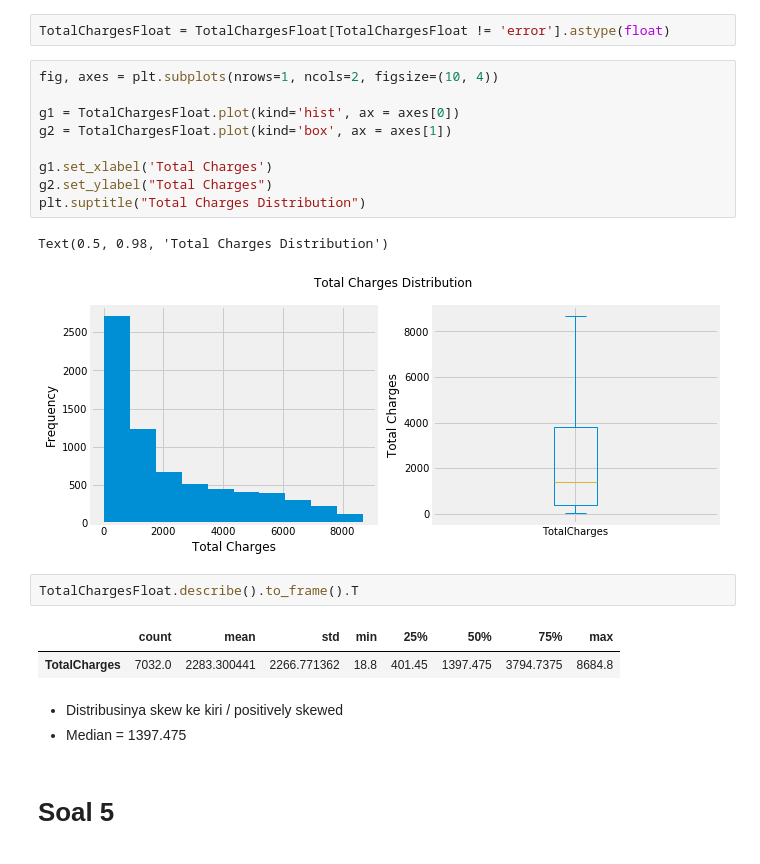
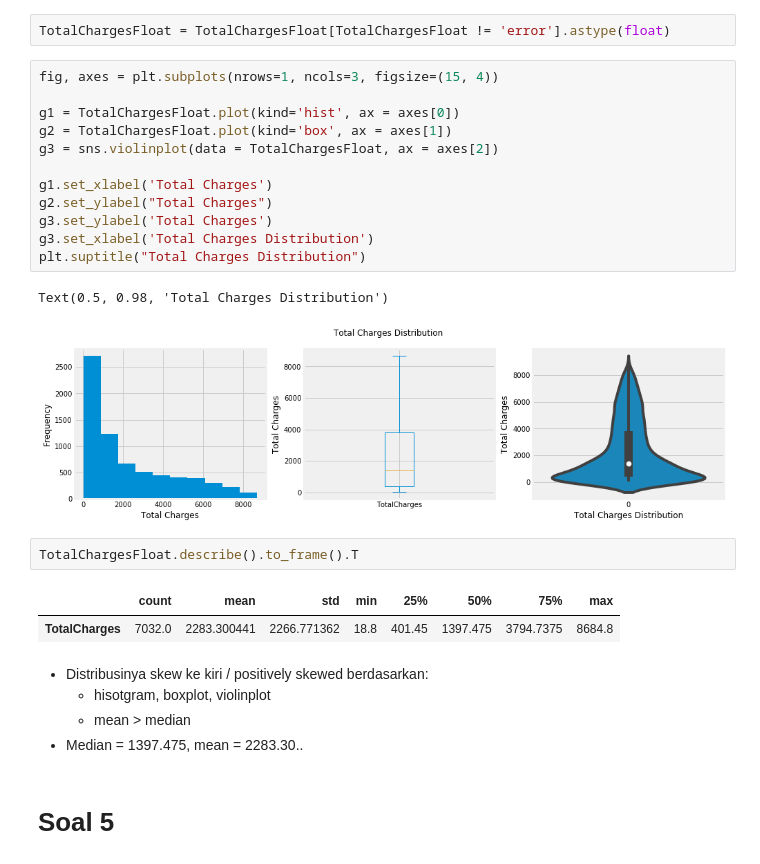
Before and after one commit to Alrafikri/rakamin, a Jupyter notebook: dataviz/homework.ipynb, the cells around one changed output. Saved outputs shown, nothing was run; the diff lists cells and outputs as text.

```diff
--- a/dataviz/homework.ipynb
+++ b/dataviz/homework.ipynb
@@ -168,25 +175,30 @@ Name: TotalCharges, dtype: object
 # %%
 TotalChargesFloat = TotalChargesFloat[TotalChargesFloat != 'error'].astype(float)
 # %%
-fig, axes = plt.subplots(nrows=1, ncols=2, figsize=(10, 4))
+fig, axes = plt.subplots(nrows=1, ncols=3, figsize=(15, 4))
 
 g1 = TotalChargesFloat.plot(kind='hist', ax = axes[0])
 g2 = TotalChargesFloat.plot(kind='box', ax = axes[1])
+g3 = sns.violinplot(data = TotalChargesFloat, ax = axes[2])
 
 g1.set_xlabel('Total Charges')
 g2.set_ylabel("Total Charges")
+g3.set_ylabel('Total Charges')
+g3.set_xlabel('Total Charges Distribution')
 plt.suptitle("Total Charges Distribution")
 # %% [output]
 Text(0.5, 0.98, 'Total Charges Distribution')
-[figure, old version]
+[figure, new version]
 # %%
 TotalChargesFloat.describe().to_frame().T
 # %% [output]
 |  | count | mean | std | min | 25% | 50% | 75% | max |
 | TotalCharges | 7032.0 | 2283.300441 | 2266.771362 | 18.8 | 401.45 | 1397.475 | 3794.7375 | 8684.8 |
 # %% [markdown]
-* Distribusinya skew ke kiri / positively skewed
-* Median = 1397.475
+* Distribusinya skew ke kiri / positively skewed berdasarkan:
+    * hisotgram, boxplot, violinplot
+    * mean > median
+* Median = 1397.475, mean = 2283.30..
 # %% [markdown]
 # Soal 5
 # %% [markdown]
```
Also changed, not shown: parts of 6 cells of this notebook.
